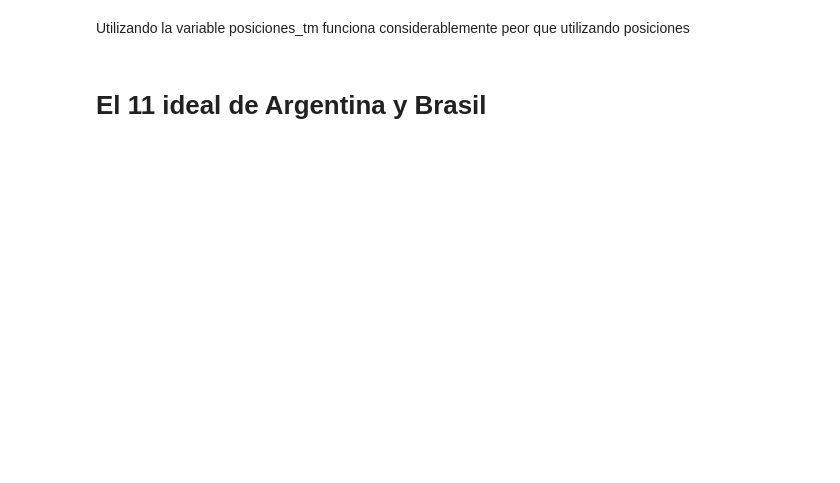
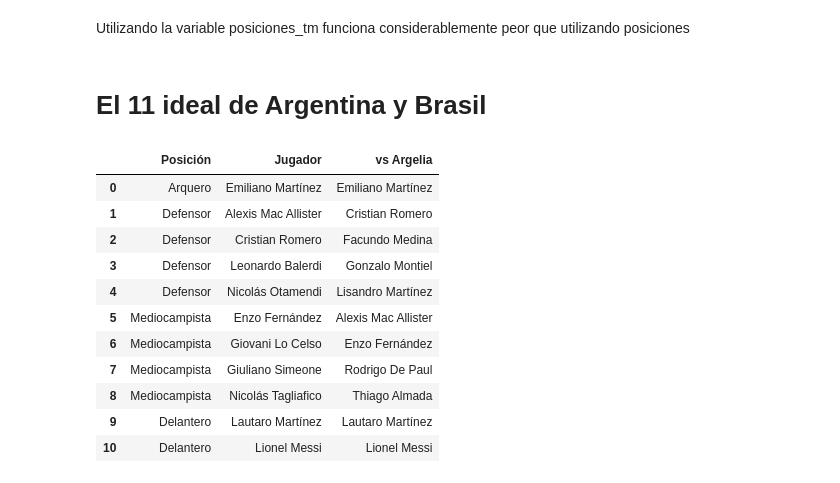
Before and after one commit to vinpalonsky/tp-labo-de-datos, a Jupyter notebook: ejercicio1.ipynb, the cells around one changed output. Cells and saved outputs as stored; diff of their text form; code cells hidden in the pictures; blank space fills up the shorter version.

Commit message:
once ideal Arg y Bra + consultas

```diff
--- a/ejercicio1.ipynb
+++ b/ejercicio1.ipynb
@@ -869,8 +871,10 @@ def mas_votado(datos, categorias, ind, K):
 def knn_leave_one_out(datos, categorias, K):
     correctos = 0
     total = len(datos)
+    # Tomamos K vecinos, porque eliminamos al propio jugador.
+    neighbors = NearestNeighbors(n_neighbors=K)
     for ind in range(total):
-        prediccion = mas_votado(datos, categorias, ind, K)
+        prediccion = mas_votado(datos, categorias, ind, neighbors)
         if(prediccion == categorias.iloc[ind]):
             correctos += 1
     return(correctos/total)
@@ -941,0 +918,13 @@ for K in range(1,30,2):
+# %%
+ind_max = aciertos["accuracy"].idxmax()
+k = aciertos["k"][ind_max]
+
+print(f"El valor de k que maximiza los aciertos es: {k}, con {aciertos['accuracy'][ind_max]} porcentaje de precision")
+
+# modelo_posiciones = KNeighborsClassifier(n_neighbors=k)
+modelo_posiciones = NearestNeighbors(n_neighbors=k)
+clasificacion_posiciones = []
+
+for ind in range(len(X_scaled)):
+	prediccion = mas_votado(X_scaled, y, ind, modelo_posiciones)
+	clasificacion_posiciones.append(prediccion)
@@ -976,3 +964,6 @@ for K in range(1,30,2):
 Utilizando la variable posiciones_tm funciona considerablemente peor que utilizando posiciones
 # %% [markdown]
 # El 11 ideal de Argentina y Brasil
+# %%
+df_jugadores_limpia["minutos_pred"] = predicciones_tiempo
+df_jugadores_limpia["posicion_pred"] = clasificacion_posiciones
@@ -978,0 +1004,44 @@ Utilizando la variable posiciones_tm funciona considerablemente peor que utiliza
+# %%
+titulares = [
+	"Emiliano Martínez", # Arquero
+
+	# Defensores
+	"Cristian Romero",
+	"Facundo Medina",
+	"Gonzalo Montiel",
+	"Lisandro Martínez",
+
+	# Mediocampistas
+	"Alexis Mac Allister",
+	"Enzo Fernández",
+	"Rodrigo De Paul",
+	"Thiago Almada",
+
+	# Delanteros
+	"Lautaro Martínez",
+	"Lionel Messi"
+]
+
+defensores_arg.sort()
+mediocampistas_arg.sort()
+delanteros_arg.sort()
+
+once_arg = pd.DataFrame({
+	"Posición": ["Arquero"] + ["Defensor"]*4 + ["Mediocampista"]*4 + ["Delantero"]*2,
+	"Jugador": [arquero_arg] + defensores_arg + mediocampistas_arg + delanteros_arg,
+	"vs Argelia": titulares
+})
+once_arg
+# %% [output]
+|  | Posición | Jugador | vs Argelia |
+| 0 | Arquero | Emiliano Martínez | Emiliano Martínez |
+| 1 | Defensor | Alexis Mac Allister | Cristian Romero |
+| 2 | Defensor | Cristian Romero | Facundo Medina |
+| 3 | Defensor | Leonardo Balerdi | Gonzalo Montiel |
+| 4 | Defensor | Nicolás Otamendi | Lisandro Martínez |
+| 5 | Mediocampista | Enzo Fernández | Alexis Mac Allister |
+| 6 | Mediocampista | Giovani Lo Celso | Enzo Fernández |
+| 7 | Mediocampista | Giuliano Simeone | Rodrigo De Paul |
+| 8 | Mediocampista | Nicolás Tagliafico | Thiago Almada |
+| 9 | Delantero | Lautaro Martínez | Lautaro Martínez |
+| 10 | Delantero | Lionel Messi | Lionel Messi |
```
Also changed, not shown: parts of 23 cells of this notebook, 1 other file.
